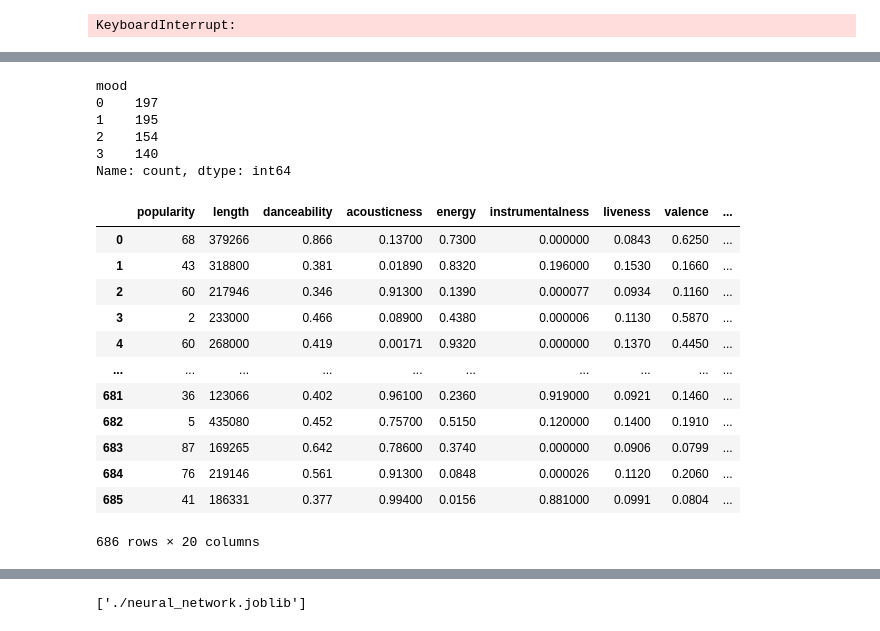
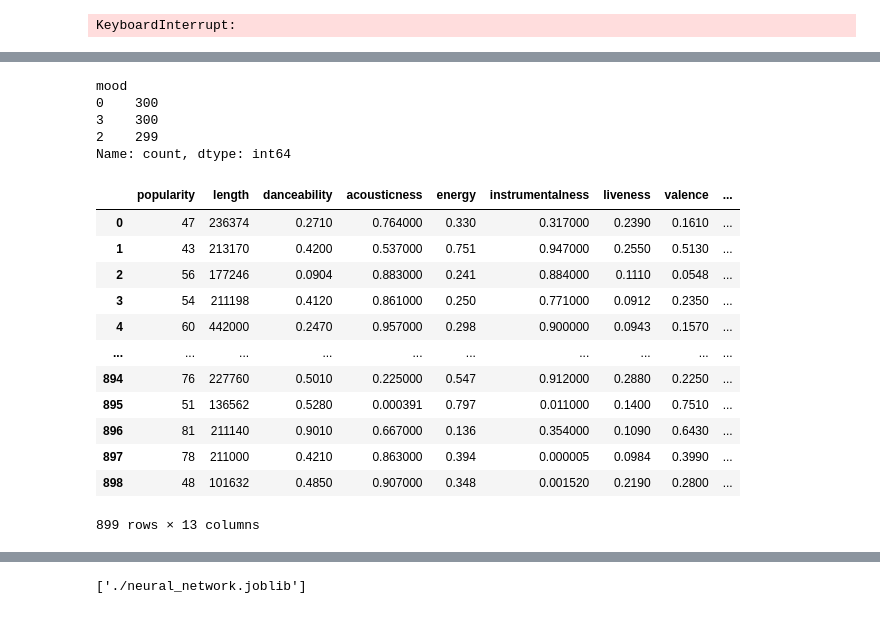
Before and after one commit to elenaperego/Emotion-Song-Recommender-System, a Jupyter notebook: models/neural_network_keras.ipynb, the cells around one changed output, grey strips where cells are left out. Saved outputs shown, nothing was run; the diff lists cells and outputs as text; code cells hidden in the pictures.

Commit message:
vitto changes

```diff
--- a/models/neural_network_keras.ipynb
+++ b/models/neural_network_keras.ipynb
@@ -16,6 +57,5 @@ import joblib
 # %%
-df = pd.read_csv('../songs/data_moods.csv')
-df = df.drop(columns=[ 'fear', 'negative', 'sadness', 'anger', 'surprise', 'positive', 'disgust', 'joy', 'anticipation', 'happiness', 'lyrics','emotion_percentages','trust' ])
+df = df.drop(columns=[ 'fear', 'negative', 'sadness', 'anger', 'surprise', 'positive', 'disgust', 'joy', 'anticipation','trust' ])
 df
 # %% [output]
 |  | name | album | artist | id | release_date | popularity | length | danceability | acousticness | ... |
@@ -283,7 +331,7 @@ def get_emotion_probabilities(song_name):
     return emotion_probs
 
 # Apply the function and unpack the emotion probabilities into new columns
-emotion_columns = ['happiness', 'sadness', 'anger', 'disgust', 'surprise', 'fear']  # Emotions used by the model
+emotion_columns = ['happy', 'sad', 'angry']  # Emotions used by the model
 
 # Initialize each emotion column with 0 in the DataFrame
 for emotion in emotion_columns:
@@ -296,7 +344,7 @@ for index, row in df.iterrows():
         df.at[index, emotion] = probability
 
 # Save the updated DataFrame back to the CSV file
-df.to_csv('../songs/data_moods.csv', index=False)
+df.to_csv('/Users/vittoriomocchi/Documents/Vitos/Projects/Emotion-Song-Recommender-System/when.csv', index=False)
 # %% [output]
 [nltk_data] Downloading package punkt to
 [nltk_data]     /Users/vittoriomocchi/nltk_data...
@@ -515,36 +578,39 @@ df
 # %%
-moods= {'Sad' : 0, 'Calm' : 1, 'Energetic' : 2, 'Happy' : 3}
+moods= {'angry' : 0, 'disgusted' : 1, 'happy' : 2, 'sad' : 3, 'scared' : 4, 'surprised' : 5}
+
 df['mood'] = df['mood'].apply(lambda x: moods[x])
 df['mood'].value_counts()
 # %% [output]
 mood
-0    197
-1    195
-2    154
-3    140
+0    300
+3    300
+2    299
 Name: count, dtype: int64
 # %%
 df['release_date'] = pd.to_datetime(df['release_date'], format='mixed')
 #df['release_year'] = df['release_date'].dt.year
 #df['release_month']= df['release_date'].dt.month
 #df['release_day']= df['release_date'].dt.day
 
-X = df.drop(['mood','id','name','album','artist','release_date'],axis=1)
+columns_to_drop = ['mood','id','name','album','artist','release_date', 'trust', 'negative', 'positive', 'anticipation', 'surprise', 'disgust', 'joy', 'anger', 'fear', 'sadness', 'Unnamed: 0']
+existing_columns_to_drop = [col for col in columns_to_drop if col in df.columns]
+
+X = df.drop(existing_columns_to_drop, axis=1)
 y = df['mood']
 
 X_train, X_test, y_train, y_test = train_test_split(X, y, test_size=0.2, random_state=42)
 X
 # %% [output]
 |  | popularity | length | danceability | acousticness | energy | instrumentalness | liveness | valence | ... |
-| 0 | 68 | 379266 | 0.866 | 0.13700 | 0.7300 | 0.000000 | 0.0843 | 0.6250 | ... |
-| 1 | 43 | 318800 | 0.381 | 0.01890 | 0.8320 | 0.196000 | 0.1530 | 0.1660 | ... |
-| 2 | 60 | 217946 | 0.346 | 0.91300 | 0.1390 | 0.000077 | 0.0934 | 0.1160 | ... |
-| 3 | 2 | 233000 | 0.466 | 0.08900 | 0.4380 | 0.000006 | 0.1130 | 0.5870 | ... |
-| 4 | 60 | 268000 | 0.419 | 0.00171 | 0.9320 | 0.000000 | 0.1370 | 0.4450 | ... |
+| 0 | 47 | 236374 | 0.2710 | 0.764000 | 0.330 | 0.317000 | 0.2390 | 0.1610 | ... |
+| 1 | 43 | 213170 | 0.4200 | 0.537000 | 0.751 | 0.947000 | 0.2550 | 0.5130 | ... |
+| 2 | 56 | 177246 | 0.0904 | 0.883000 | 0.241 | 0.884000 | 0.1110 | 0.0548 | ... |
+| 3 | 54 | 211198 | 0.4120 | 0.861000 | 0.250 | 0.771000 | 0.0912 | 0.2350 | ... |
+| 4 | 60 | 442000 | 0.2470 | 0.957000 | 0.298 | 0.900000 | 0.0943 | 0.1570 | ... |
 | ... | ... | ... | ... | ... | ... | ... | ... | ... | ... |
-| 681 | 36 | 123066 | 0.402 | 0.96100 | 0.2360 | 0.919000 | 0.0921 | 0.1460 | ... |
-| 682 | 5 | 435080 | 0.452 | 0.75700 | 0.5150 | 0.120000 | 0.1400 | 0.1910 | ... |
-| 683 | 87 | 169265 | 0.642 | 0.78600 | 0.3740 | 0.000000 | 0.0906 | 0.0799 | ... |
-| 684 | 76 | 219146 | 0.561 | 0.91300 | 0.0848 | 0.000026 | 0.1120 | 0.2060 | ... |
-| 685 | 41 | 186331 | 0.377 | 0.99400 | 0.0156 | 0.881000 | 0.0991 | 0.0804 | ... |
+| 894 | 76 | 227760 | 0.5010 | 0.225000 | 0.547 | 0.912000 | 0.2880 | 0.2250 | ... |
+| 895 | 51 | 136562 | 0.5280 | 0.000391 | 0.797 | 0.011000 | 0.1400 | 0.7510 | ... |
+| 896 | 81 | 211140 | 0.9010 | 0.667000 | 0.136 | 0.354000 | 0.1090 | 0.6430 | ... |
+| 897 | 78 | 211000 | 0.4210 | 0.863000 | 0.394 | 0.000005 | 0.0984 | 0.3990 | ... |
+| 898 | 48 | 101632 | 0.4850 | 0.907000 | 0.348 | 0.001520 | 0.2190 | 0.2800 | ... |
-686 rows × 20 columns
+899 rows × 13 columns
```
Also changed, not shown: parts of 15 cells of this notebook, 4 other files.
